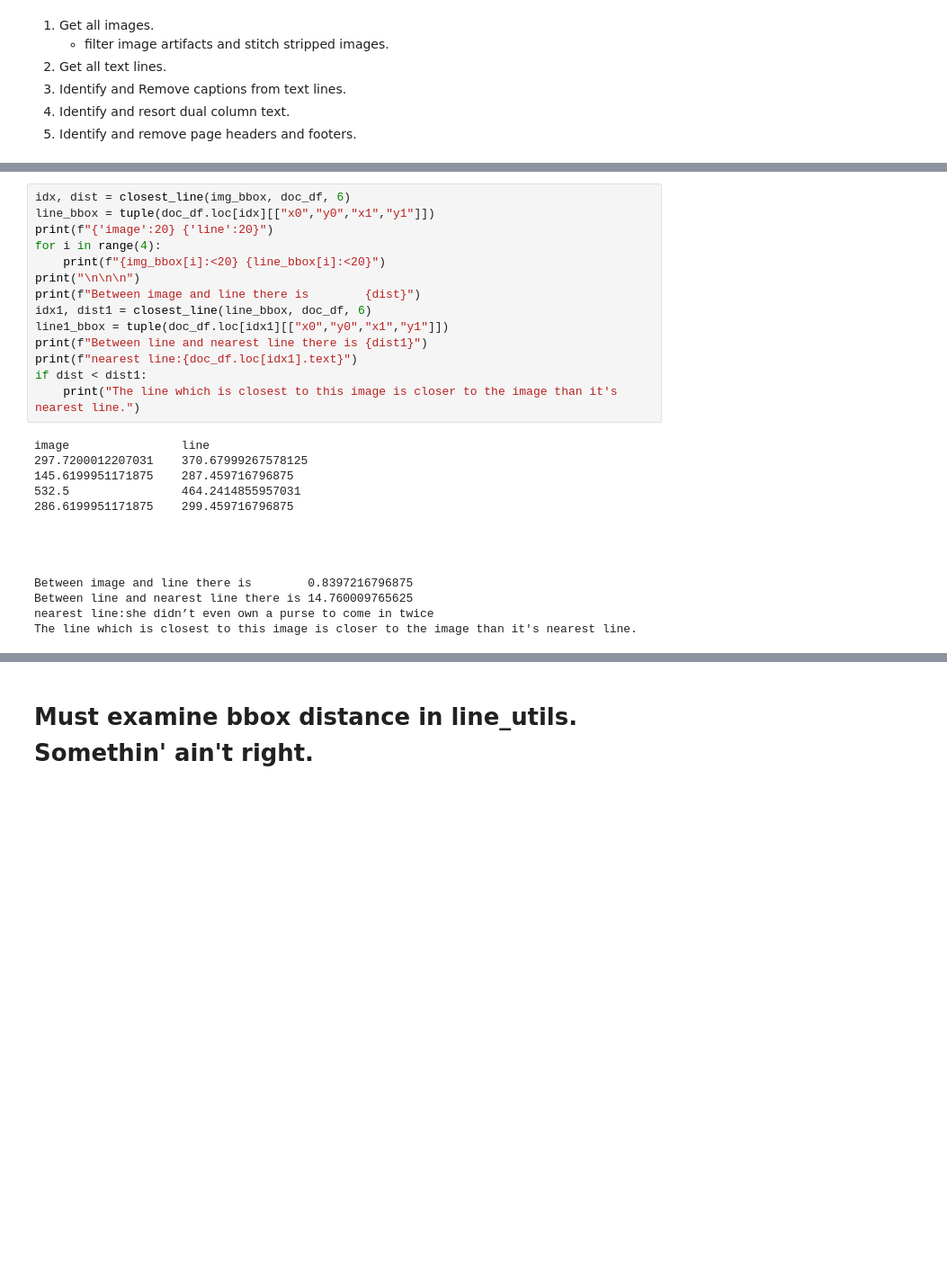
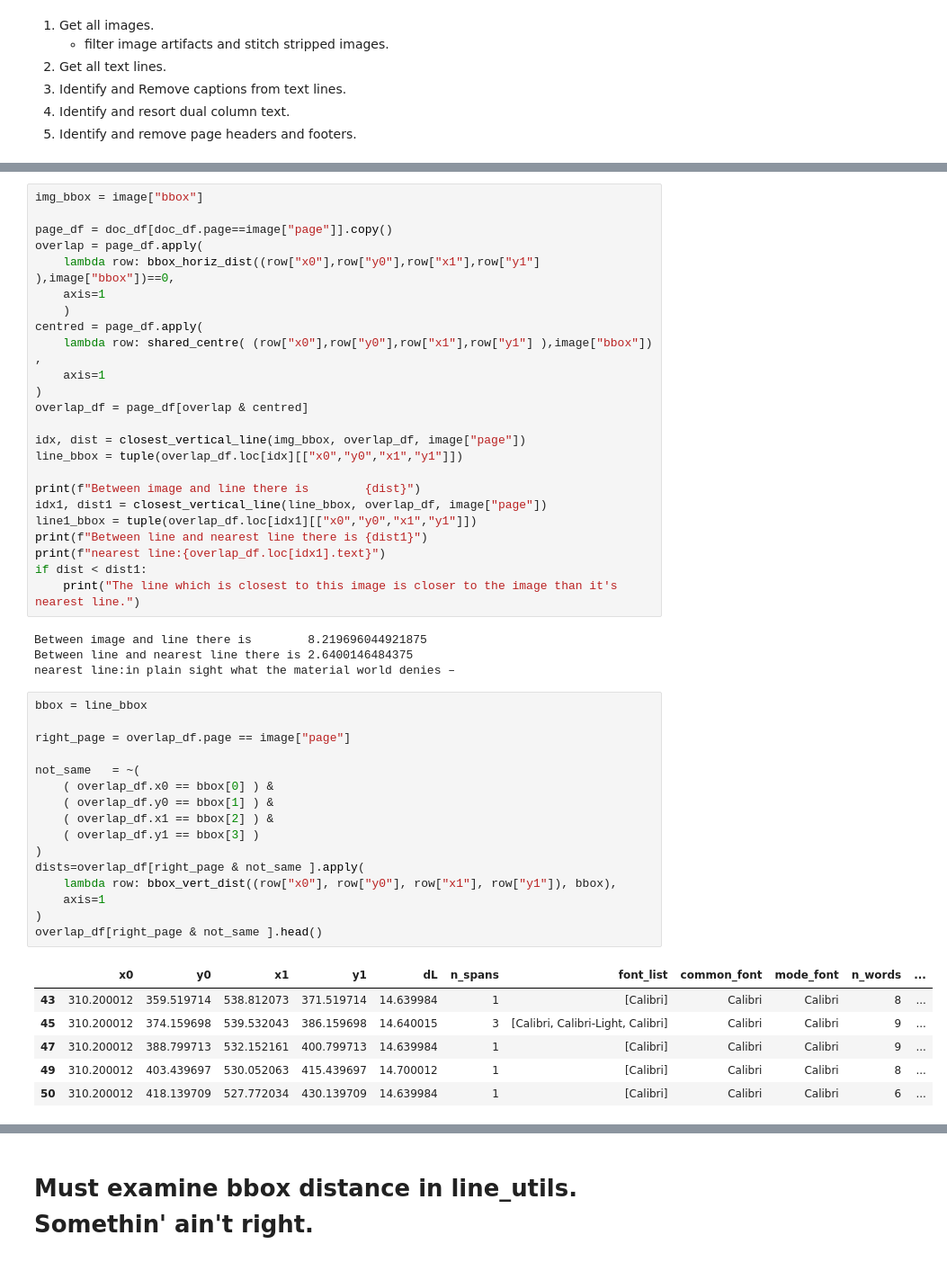
Before and after one commit to DSP-Tan/ogham-cloud, a Jupyter notebook: pdf_scraper/research/examAsLines.ipynb, the cells around one changed output, grey strips where cells are left out. Shown at 90% size. Drawn from its saved outputs; the diff is of its cells as text; blank space fills up the shorter version.

```diff
--- a/pdf_scraper/research/examAsLines.ipynb
+++ b/pdf_scraper/research/examAsLines.ipynb
@@ -96,28 +128,51 @@ median font: Calibri
 # %%
-idx, dist = closest_line(img_bbox, doc_df, 6)
-line_bbox = tuple(doc_df.loc[idx][["x0","y0","x1","y1"]])
-print(f"{'image':20} {'line':20}")
-for i in range(4):
-    print(f"{img_bbox[i]:<20} {line_bbox[i]:<20}")
-print("\n\n\n")
+img_bbox = image["bbox"]
+
+page_df = doc_df[doc_df.page==image["page"]].copy()
+overlap = page_df.apply(
+    lambda row: bbox_horiz_dist((row["x0"],row["y0"],row["x1"],row["y1"] ),image["bbox"])==0,
+    axis=1
+    )
+centred = page_df.apply(
+    lambda row: shared_centre( (row["x0"],row["y0"],row["x1"],row["y1"] ),image["bbox"]) ,
+    axis=1
+)
+overlap_df = page_df[overlap & centred]
+
+idx, dist = closest_vertical_line(img_bbox, overlap_df, image["page"])
+line_bbox = tuple(overlap_df.loc[idx][["x0","y0","x1","y1"]])
+
 print(f"Between image and line there is        {dist}")
-idx1, dist1 = closest_line(line_bbox, doc_df, 6)
-line1_bbox = tuple(doc_df.loc[idx1][["x0","y0","x1","y1"]])
+idx1, dist1 = closest_vertical_line(line_bbox, overlap_df, image["page"])
+line1_bbox = tuple(overlap_df.loc[idx1][["x0","y0","x1","y1"]])
 print(f"Between line and nearest line there is {dist1}")
-print(f"nearest line:{doc_df.loc[idx1].text}")
+print(f"nearest line:{overlap_df.loc[idx1].text}")
 if dist < dist1:
     print("The line which is closest to this image is closer to the image than it's nearest line.")
 # %% [output]
-image                line
-297.7200012207031    370.67999267578125
-145.6199951171875    287.459716796875
-532.5                464.2414855957031
-286.6199951171875    299.459716796875
-
-
-
-
-Between image and line there is        0.8397216796875
-Between line and nearest line there is 14.760009765625
-nearest line:she didn’t even own a purse to come in twice
-The line which is closest to this image is closer to the image than it's nearest line.
+Between image and line there is        8.219696044921875
+Between line and nearest line there is 2.6400146484375
+nearest line:in plain sight what the material world denies –
+# %%
+bbox = line_bbox
+
+right_page = overlap_df.page == image["page"]
+
+not_same   = ~(
+    ( overlap_df.x0 == bbox[0] ) &
+    ( overlap_df.y0 == bbox[1] ) &
+    ( overlap_df.x1 == bbox[2] ) &
+    ( overlap_df.y1 == bbox[3] )
+)
+dists=overlap_df[right_page & not_same ].apply(
+    lambda row: bbox_vert_dist((row["x0"], row["y0"], row["x1"], row["y1"]), bbox),
+    axis=1
+)
+overlap_df[right_page & not_same ].head()
+# %% [output]
+|  | x0 | y0 | x1 | y1 | dL | n_spans | font_list | common_font | mode_font | n_words | ... |
+| 43 | 310.200012 | 359.519714 | 538.812073 | 371.519714 | 14.639984 | 1 | [Calibri] | Calibri | Calibri | 8 | ... |
+| 45 | 310.200012 | 374.159698 | 539.532043 | 386.159698 | 14.640015 | 3 | [Calibri, Calibri-Light, Calibri] | Calibri | Calibri | 9 | ... |
+| 47 | 310.200012 | 388.799713 | 532.152161 | 400.799713 | 14.639984 | 1 | [Calibri] | Calibri | Calibri | 9 | ... |
+| 49 | 310.200012 | 403.439697 | 530.052063 | 415.439697 | 14.700012 | 1 | [Calibri] | Calibri | Calibri | 8 | ... |
+| 50 | 310.200012 | 418.139709 | 527.772034 | 430.139709 | 14.639984 | 1 | [Calibri] | Calibri | Calibri | 6 | ... |
```
Also changed, not shown: parts of 19 cells of this notebook.
